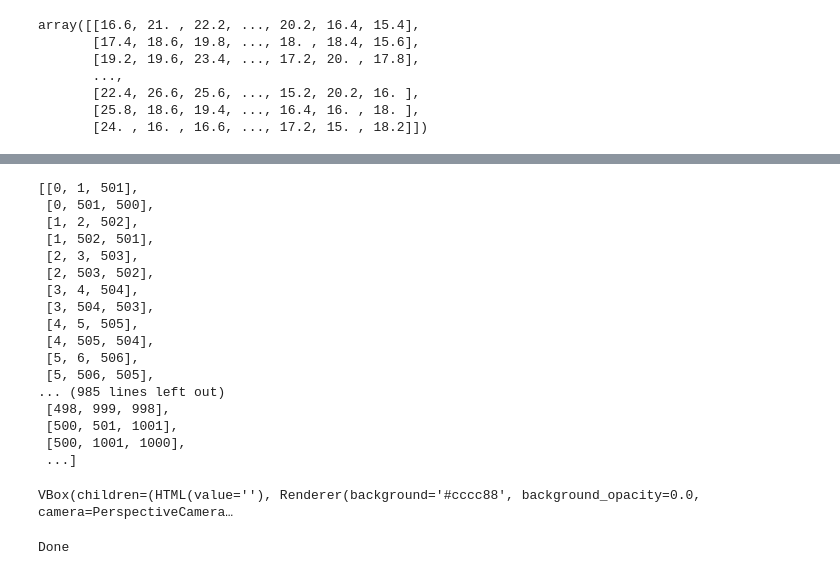
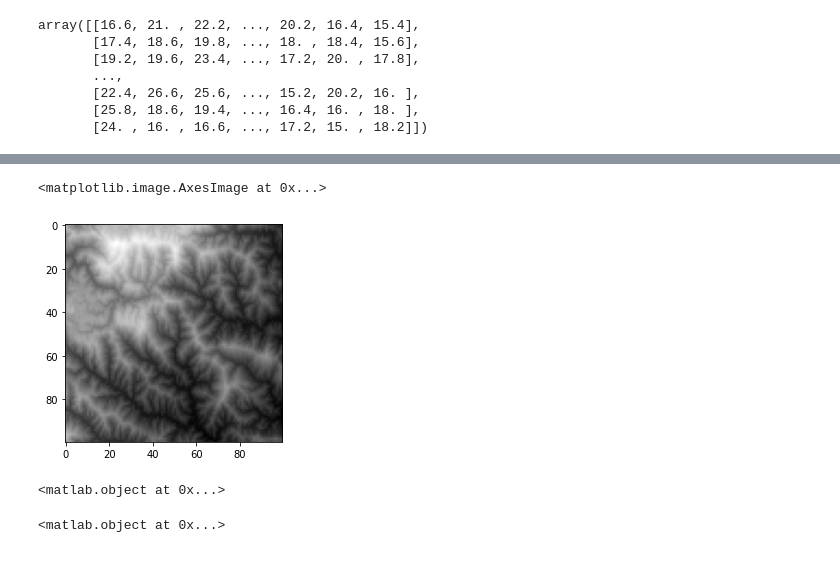
Before and after one commit to ttkuea/CompFabRepo, a Jupyter notebook: Project/src/ComFabProject.ipynb, the cells around one changed output, grey strips where cells are left out. Saved outputs shown, nothing was run; the diff lists cells and outputs as text; code cells hidden in the pictures.

```diff
--- a/Project/src/ComFabProject.ipynb
+++ b/Project/src/ComFabProject.ipynb
@@ -61,0 +39,5 @@ faces = []
+# %%
+#P1 = generate_mesh_cp(noise_hm + 10)
+normalized = scaleup(resized,10,50)
+P2 = meshgenfile.surfaceData(normalized, center=True)
+renderer.render(P2)
@@ -119,27 +102,15 @@ points
-# %%
-faces
-# %% [output]
-[[0, 1, 501],
- [0, 501, 500],
- [1, 2, 502],
- [1, 502, 501],
- [2, 3, 503],
- [2, 503, 502],
- [3, 4, 504],
- [3, 504, 503],
- [4, 5, 505],
- [4, 505, 504],
- [5, 6, 506],
- [5, 506, 505],
-... (985 lines left out)
- [498, 999, 998],
- [500, 501, 1001],
- [500, 1001, 1000],
- ...]
-# %%
-p = polyhedron(points=points, faces=faces)
-renderer.render(p)
-print('Done')
-# %% [output]
-VBox(children=(HTML(value=''), Renderer(background='#cccc88', background_opacity=0.0, camera=PerspectiveCamera…
-Done
+# %%
+plt.imshow(normalized, cmap='gray')
+# %% [output]
+<matplotlib.image.AxesImage at 0x...>
+[figure, added]
+# %%
+Y1 = (eng.fft2(matlab.double(normalized_inv.tolist())))
+eng.imagesc(eng.abs(eng.fftshift(Y1)))
+# %% [output]
+<matlab.object at 0x...>
+# %%
+Y2 = (eng.fft2(matlab.double(noise_hm.tolist())))
+eng.imagesc(eng.abs(eng.fftshift(Y2)))
+# %% [output]
+<matlab.object at 0x...>
```
Also changed, not shown: parts of 24 cells of this notebook, 6 other files.
